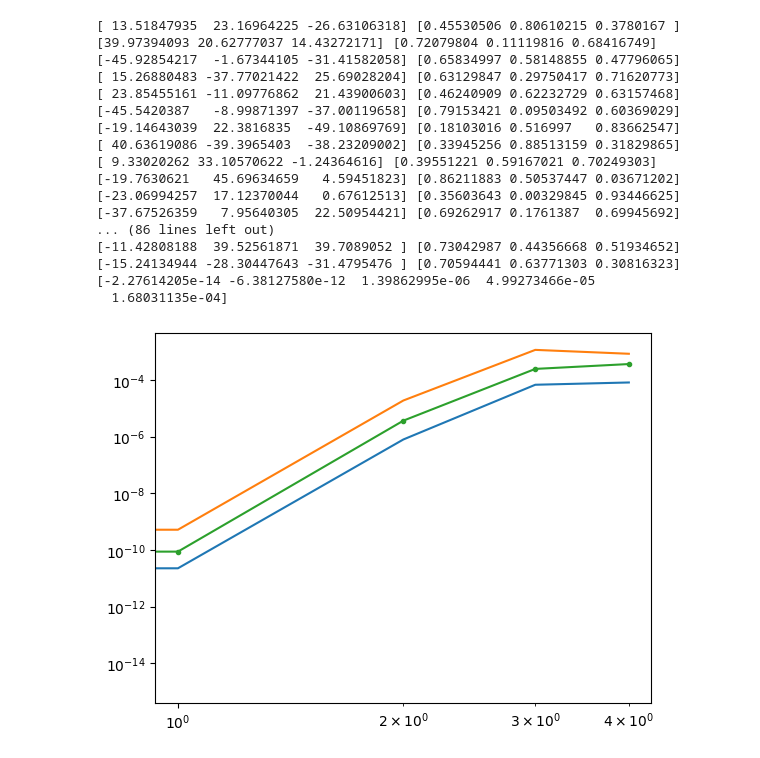
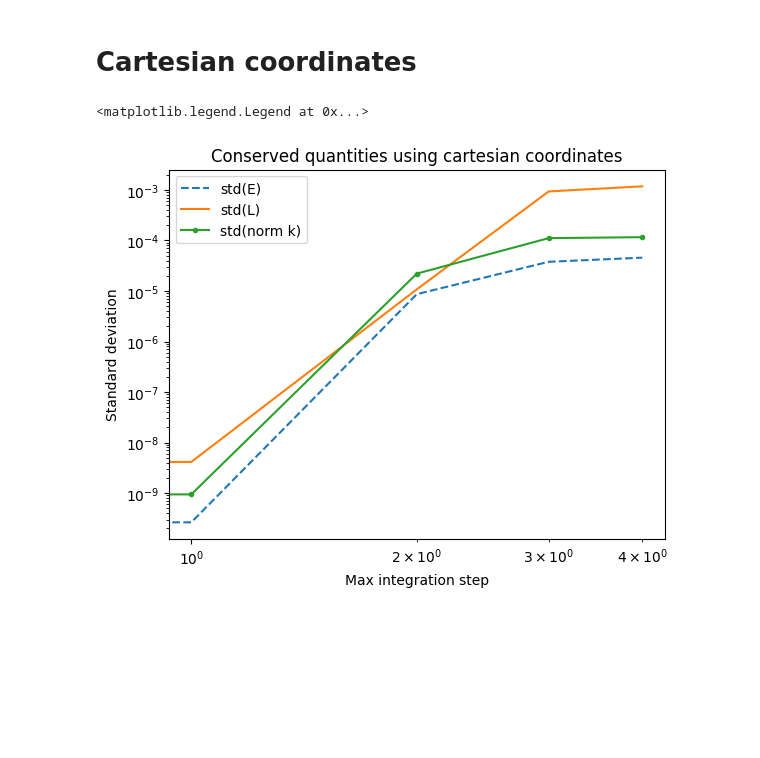
Before and after one commit to bldevries/curvedpy, a Jupyter notebook: paper/conservation_plots.ipynb, the cells around one changed output. Cells and saved outputs as stored; diff of their text form; code cells hidden in the pictures; blank space fills up the shorter version.

Commit message:
Updating unittests for conserved quantity checks

```diff
--- a/paper/conservation_plots.ipynb
+++ b/paper/conservation_plots.ipynb
@@ -7,9 +8,9 @@ from curvedpy.geodesics.blackhole import BlackholeGeodesicIntegrator
 from curvedpy.utils.conversions_SPH2PATCH_3D import cart_to_sph1, sph2_to_cart, cart_to_sph2, coords_cart_to_sph2, J_sph2_to_cart, J_cart_to_sph2
 # %%
-gi = BlackholeGeodesicIntegrator()
-gi_xyz = BlackholeGeodesicIntegrator(coordinates='xyz')
+# gi = BlackholeGeodesicIntegrator()
+# gi_xyz = BlackholeGeodesicIntegrator(coordinates='xyz')
 # %%
-def get_random(max_step, coords):
+def get_random(max_step, coords, nr=100):
     #k0, x0 = [1, 0, 0], [-10, 0., 5.1] # Shoot on +z axis
     E = []
     stdE = []
@@ -20,24 +21,38 @@ def get_random(max_step, coords):
 
     l = 50
 
-    for i in range(100):
+    if coords == "sph":
+        gi = BlackholeGeodesicIntegrator(coordinates="SPH2PATCH", theta_switch=-1)
+    else:
+        gi = BlackholeGeodesicIntegrator(coordinates=coords)
+
+    metric_sph = SchwarzschildMetricSpherical(mass = gi.get_m())
+
+    for i in range(nr):
         k0, x0 = [random(), random(), random()], np.array([uniform(-l, l), uniform(-l, l), uniform(-l, l)]) # Shoot on +z axis
         k0 = k0/np.linalg.norm(k0)
         #print(x0, k0)
         #print(k0)
         if np.linalg.norm(x0) > 2:
-            if coords == "sph":
+            #if coords == "sph":
+
+            if coords == "xyz":
                 k, x, r = gi.geodesic(k0, x0, max_step=max_step)
-            elif coords == "xyz":
-                k, x, r = gi_xyz.geodesic(k0, x0, max_step=max_step)
                 k_t, k_x, k_y, k_z, _,_,_ = r.y
                 t = r.t
                 r['k_t'] = k_t
                 r['t'] = t
+            else:
+                k, x, r = gi.geodesic(k0, x0, max_step=max_step)
+
             k_sph, x_sph = cart_to_sph1(k, x)
             k4 = np.array([r['k_t'], *k_sph])
             x4 = np.array([r['t'], *x_sph])
-            k4__ = gi.get_metric().oneform(k4, x4)
+            if coords == "xyz":
+                k4__ = metric_sph.oneform(k4, x4)
+            else:
+                k4__ = gi.get_metric().oneform(k4, x4)
+
             # print(np.dot( np.column_stack(k4__)[0], np.column_stack(k4)[0] ) )
             nk = np.array([np.dot(np.column_stack(k4__)[i], np.column_stack(k4)[i]) for i in range(len(np.column_stack(k4)))])
 
@@ -67,29 +106,20 @@ k.k=2.9339037803920332e-06, std(E)=2.848683833466949e-07, stdL=5.565865237300358
+# %% [markdown]
+# Cartesian coordinates
+# %%
+E, stdE, L, stdL, L, norm_k, std_norm_k = np.column_stack(np.array([get_random(max_step, "xyz") \
+                                                                    for max_step in [0.1, 1.0, 10, 100, 1000]]))
 # %%
-E, stdE, L, stdL, L, norm_k, std_norm_k = np.column_stack(np.array([get_random(max_step, "xyz") for max_step in [0.1, 1.0, 10, 100, 1000]]))
+plt.title("Conserved quantities using cartesian coordinates")
 plt.yscale('log')
 plt.xscale('log')
 
-plt.plot(stdE)
-plt.plot(stdL)
-plt.plot(std_norm_k, ".-")
+plt.plot(stdE, "--", label="std(E)")
+plt.plot(stdL, label="std(L)")
+plt.plot(std_norm_k, ".-", label="std(norm k)")
 
-print(norm_k)
+plt.xlabel("Max integration step")
+plt.ylabel("Standard deviation")
+plt.legend()
 # %% [output]
-[ 13.51847935  23.16964225 -26.63106318] [0.45530506 0.80610215 0.3780167 ]
-[39.97394093 20.62777037 14.43272171] [0.72079804 0.11119816 0.68416749]
-[-45.92854217  -1.67344105 -31.41582058] [0.65834997 0.58148855 0.47796065]
-[ 15.26880483 -37.77021422  25.69028204] [0.63129847 0.29750417 0.71620773]
-[ 23.85455161 -11.09776862  21.43900603] [0.46240909 0.62232729 0.63157468]
-[-45.5420387   -8.99871397 -37.00119658] [0.79153421 0.09503492 0.60369029]
-[-19.14643039  22.3816835  -49.10869769] [0.18103016 0.516997   0.83662547]
-[ 40.63619086 -39.3965403  -38.23209002] [0.33945256 0.88513159 0.31829865]
-[ 9.33020262 33.10570622 -1.24364616] [0.39551221 0.59167021 0.70249303]
-[-19.7630621   45.69634659   4.59451823] [0.86211883 0.50537447 0.03671202]
-[-23.06994257  17.12370044   0.67612513] [0.35603643 0.00329845 0.93446625]
-[-37.67526359   7.95640305  22.50954421] [0.69262917 0.1761387  0.69945692]
-... (86 lines left out)
-[-11.42808188  39.52561871  39.7089052 ] [0.73042987 0.44356668 0.51934652]
-[-15.24134944 -28.30447643 -31.4795476 ] [0.70594441 0.63771303 0.30816323]
-[-2.27614205e-14 -6.38127580e-12  1.39862995e-06  4.99273466e-05
-  1.68031135e-04]
+<matplotlib.legend.Legend at 0x...>
-[figure, old version]
+[figure, new version]
```
Also changed, not shown: parts of 6 cells of this notebook, 2 other files.
